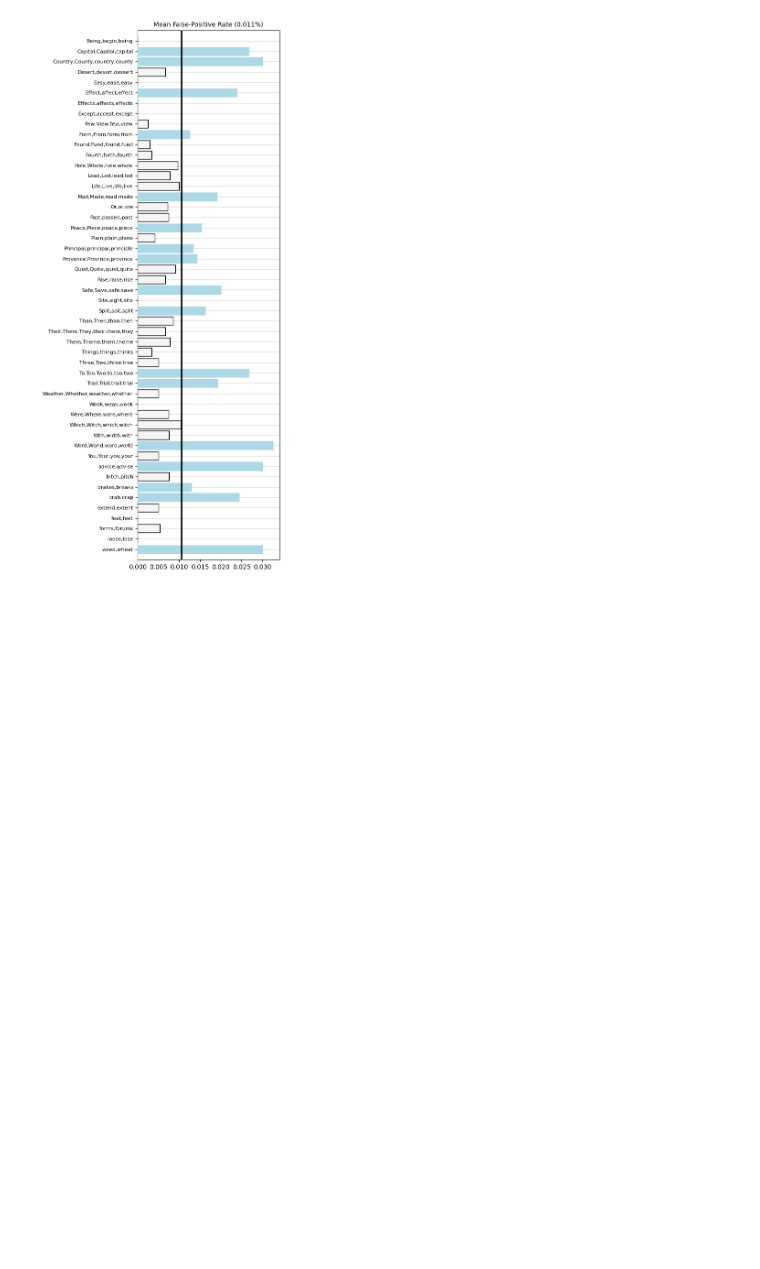
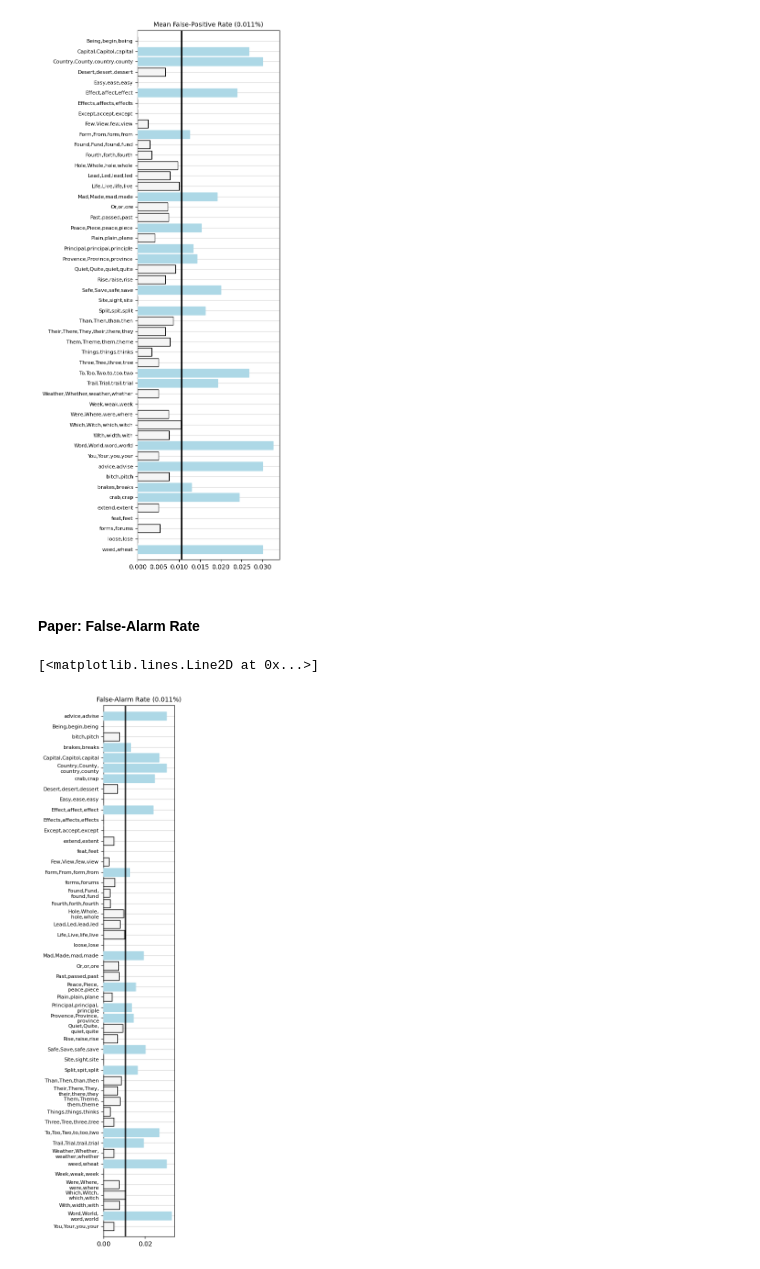
Before and after one commit to zesch/rwse-experiments, a Jupyter notebook: experiments/false_positives_balanced.ipynb, the cells around one changed output. Drawn from its saved outputs; the diff is of its cells as text; code cells hidden in the pictures; blank space fills up the shorter version.

```diff
--- a/experiments/false_positives_balanced.ipynb
+++ b/experiments/false_positives_balanced.ipynb
@@ -132,3 +132,43 @@ ax.plot(x, y, zorder=3, color="black", linewidth=2)
 # %% [output]
 [<matplotlib.lines.Line2D at 0x...>]
 [figure]
+# %% [markdown]
+#### Paper: False-Alarm Rate
+# %%
+yticks = list(range(len(data_mean_fpr)))
+labels = sorted(data_mean_fpr.keys(), key=lambda s: s.lower())
+values = [data_mean_fpr[key] for key in labels]
+labels[5] = "Country,County,\ncountry,county"
+labels[17] = "Found,Fund,\nfound,fund"
+labels[19] = "Hole,Whole,\nhole,whole"
+labels[26] = "Peace,Piece,\npeace,piece"
+labels[28] = "Principal,principal,\nprinciple"
+labels[29] = "Provence,Province,\nprovince"
+labels[30] = "Quiet,Quite,\nquiet,quite"
+labels[36] = "Their,There,They,\ntheir,there,they"
+labels[37] = "Them,Theme,\nthem,theme"
+labels[42] = "Weather,Whether,\nweather,whether"
+labels[45] = "Were,Where,\nwere,where"
+labels[46] = "Which,Witch,\nwhich,witch"
+labels[48] = "Word,World,\nword,world"
+
+values.reverse()
+labels.reverse()
+
+fig, ax = plt.subplots(figsize=(2,15))
+ax.set_title(f"False-Alarm Rate ({mean_fpr:.3f}%)", fontsize=10)
+bars = ax.barh(yticks, values, zorder=3, color="whitesmoke", edgecolor="black", linewidth=1, align="center")
+for idx, value in enumerate(values):
+    if value > mean_fpr:
+        bars[idx].set_color('lightblue')
+ax.set_yticks(yticks, labels, rotation='horizontal')
+ax.yaxis.set_tick_params(labelsize=8)
+ax.grid(color='lightgray', axis="y", zorder=0)
+ax.margins(y=0)
+
+x = [mean_fpr]*len(labels)
+y = np.linspace(-1, len(data_mean_fpr))
+ax.plot(x, y, zorder=3, color="black", linewidth=2)
+# %% [output]
+[<matplotlib.lines.Line2D at 0x...>]
+[figure, added]
```
Also changed, not shown: 2 other files.
